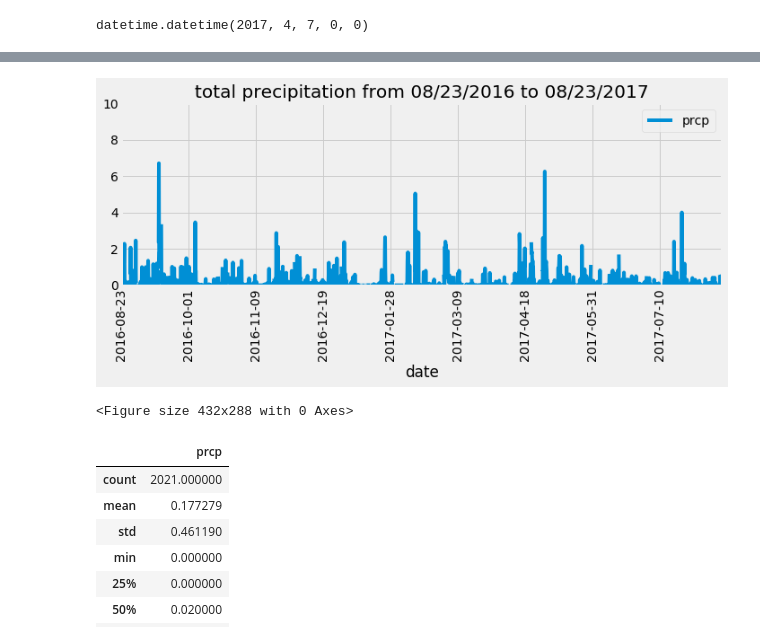
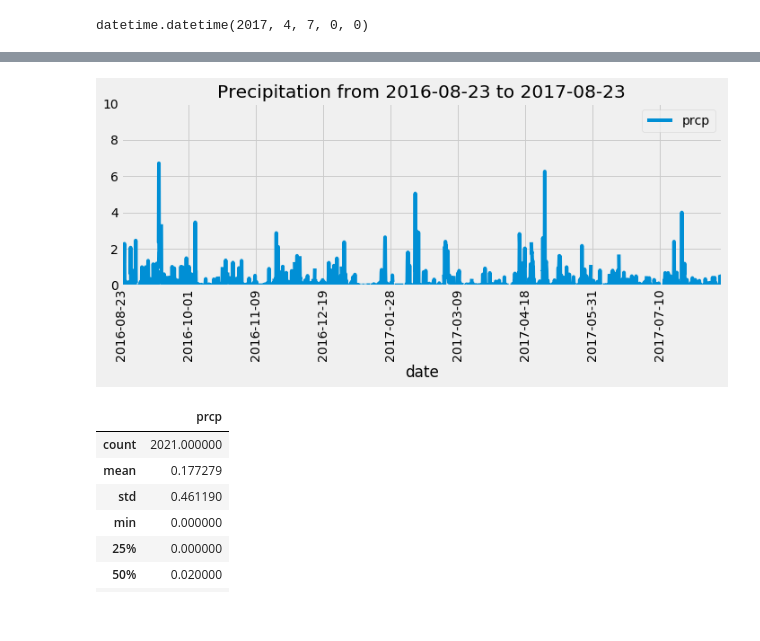
Before and after one commit to hanesy/sqlalchemy-challenge, a Jupyter notebook: climate_HY.ipynb, the cells around one changed output, grey strips where cells are left out. Saved outputs shown, nothing was run; the diff lists cells and outputs as text; code cells hidden in the pictures.

```diff
--- a/climate_HY.ipynb
+++ b/climate_HY.ipynb
@@ -247,19 +244,23 @@ datetime.datetime(2017, 4, 7, 0, 0)
 # %%
 # Design a query to retrieve the last 12 months of precipitation data and plot the results
 # Calculate the date 1 year ago from the last data point in the database
-
-#query the date of last data point
+## query the date of last data point
 last_date_query = session.query(Measurement.date).\
     order_by(Measurement.date.desc()).first()
-
-#transform date into datetime
+## transform date into datetime
 last_date = datetime.strptime(last_date_query[0], '%Y-%m-%d')
 
-#calculate query date
-#to include the end points, use "day-1"
-query_date = datetime(last_date.year - 1, last_date.month, last_date.day-1)
+# calculate query date
+## get to the last year
+query_date = datetime(last_date.year - 1, last_date.month, last_date.day)
+## to include the end points, use "day-1"
+query_date = query_date - timedelta(days=1)
 
 # Perform a query to retrieve the data and precipitation scores
 last_12months = session.query(Measurement.date, Measurement.prcp).\
     filter(Measurement.date >= query_date).\
     order_by(Measurement.date).all()
+
+# Save the query results as a Pandas DataFrame and set the index to the date column
+df_prcp = pd.DataFrame(last_12months, columns=['date', 'prcp']).set_index('date')
+df_prcp = df_prcp.sort_values('date')
@@ -286,16 +267,14 @@ df_prcp
 # %%
-### Discuss with TA - do I need to figure out how to make the xticks appear properly? It does not show up on the solution.
-
 # Use Pandas Plotting with Matplotlib to plot the data
-df_prcp.plot(figsize = (10,5), title = "total precipitation from 08/23/2016 to 08/23/2017", grid = True)
+## inserted benchmark dates to get a sense of when the observation took place.
+df_prcp.plot(figsize = (10,5), title = "Precipitation from 2016-08-23 to 2017-08-23", grid = True)
 plt.xticks (rotation=90)
 plt.ylim (0, 10)
 plt.tight_layout()
+plt.savefig("Outputs/Precipitation.png")
 plt.show()
-plt.savefig("Outputs/Total Precipitation (1).png")
 # %% [output]
-[figure, old version]
+[figure, new version]
-<Figure size 432x288 with 0 Axes>
 # %%
 # Use Pandas to calcualte the summary statistics for the precipitation data
 df_prcp.describe()
```
Also changed, not shown: parts of 27 cells of this notebook, 6 other files.
